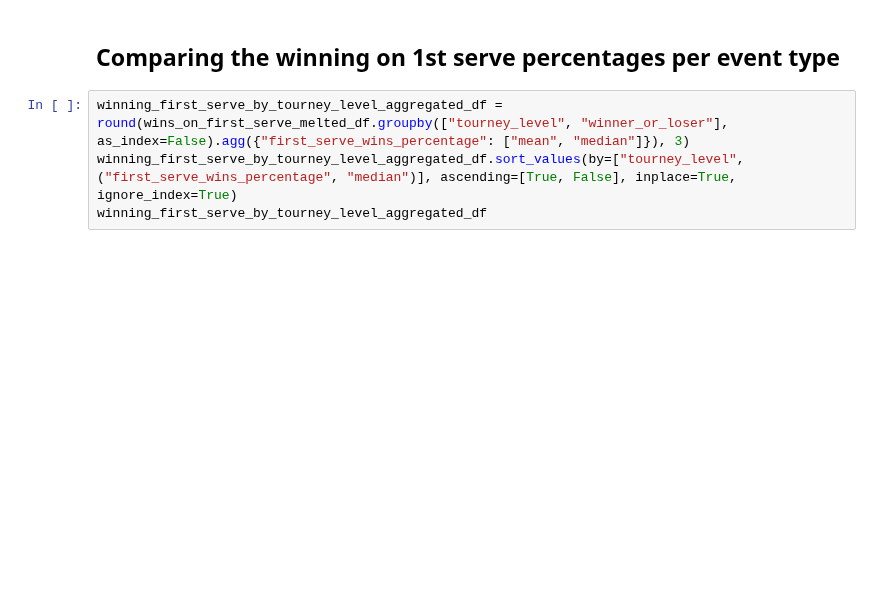
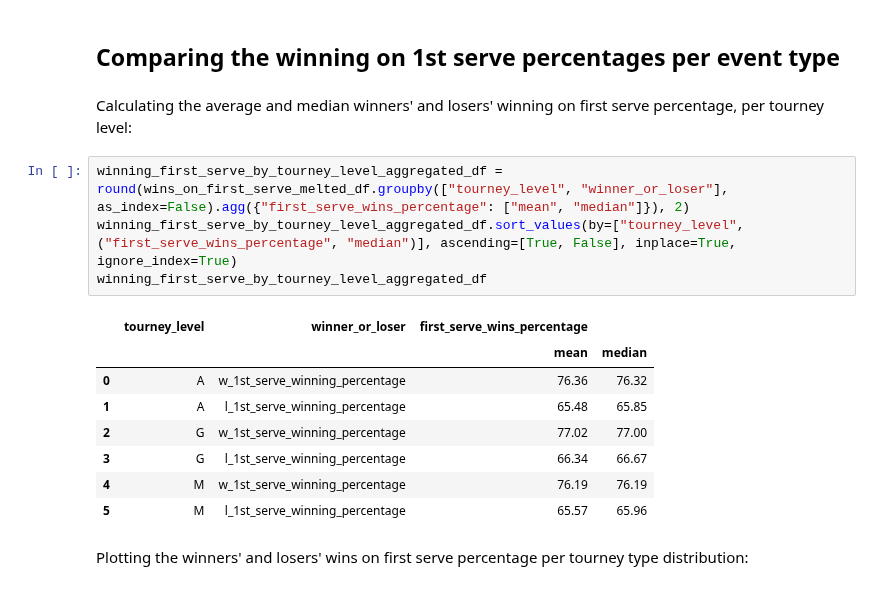
Before and after one commit to YoavWeller/Tennis_Analysis, a Jupyter notebook: tennis_analysis.ipynb, the cells around one changed output. Drawn from its saved outputs; the diff is of its cells as text; blank space fills up the shorter version.

```diff
--- a/tennis_analysis.ipynb
+++ b/tennis_analysis.ipynb
@@ -958,9 +1038,22 @@ plt.show()
 # %% [markdown]
 ## Comparing the winning on 1st serve percentages per event type
+# %% [markdown]
+Calculating the average and median winners' and losers' winning on first serve percentage, per tourney level:
 # %%
-winning_first_serve_by_tourney_level_aggregated_df = round(wins_on_first_serve_melted_df.groupby(["tourney_level", "winner_or_loser"], as_index=False).agg({"first_serve_wins_percentage": ["mean", "median"]}), 3)
+winning_first_serve_by_tourney_level_aggregated_df = round(wins_on_first_serve_melted_df.groupby(["tourney_level", "winner_or_loser"], as_index=False).agg({"first_serve_wins_percentage": ["mean", "median"]}), 2)
 winning_first_serve_by_tourney_level_aggregated_df.sort_values(by=["tourney_level", ("first_serve_wins_percentage", "median")], ascending=[True, False], inplace=True, ignore_index=True)
 winning_first_serve_by_tourney_level_aggregated_df
+# %% [output]
+|  | tourney_level | winner_or_loser | first_serve_wins_percentage |  |
+|  |  |  | mean | median |
+| 0 | A | w_1st_serve_winning_percentage | 76.36 | 76.32 |
+| 1 | A | l_1st_serve_winning_percentage | 65.48 | 65.85 |
+| 2 | G | w_1st_serve_winning_percentage | 77.02 | 77.00 |
+| 3 | G | l_1st_serve_winning_percentage | 66.34 | 66.67 |
+| 4 | M | w_1st_serve_winning_percentage | 76.19 | 76.19 |
+| 5 | M | l_1st_serve_winning_percentage | 65.57 | 65.96 |
+# %% [markdown]
+Plotting the winners' and losers' wins on first serve percentage per tourney type distribution:
 # %%
 # Creating the plot
 plt.figure(figsize=(16,9))
```
Also changed, not shown: parts of 27 cells of this notebook.
